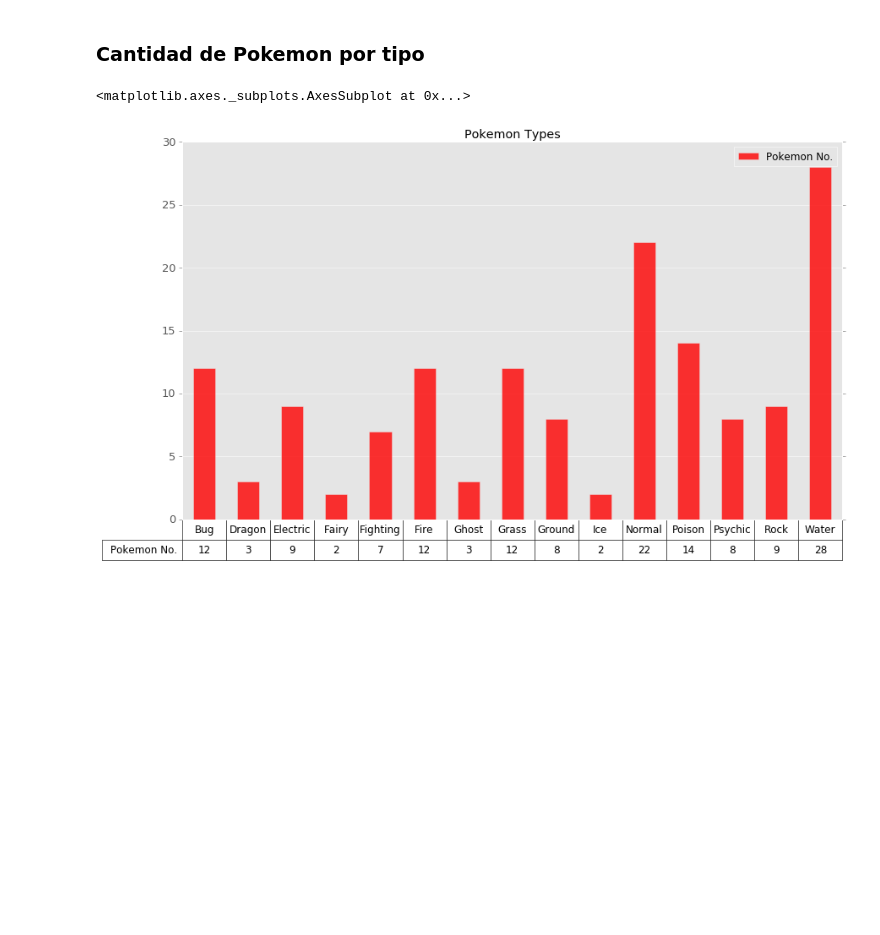
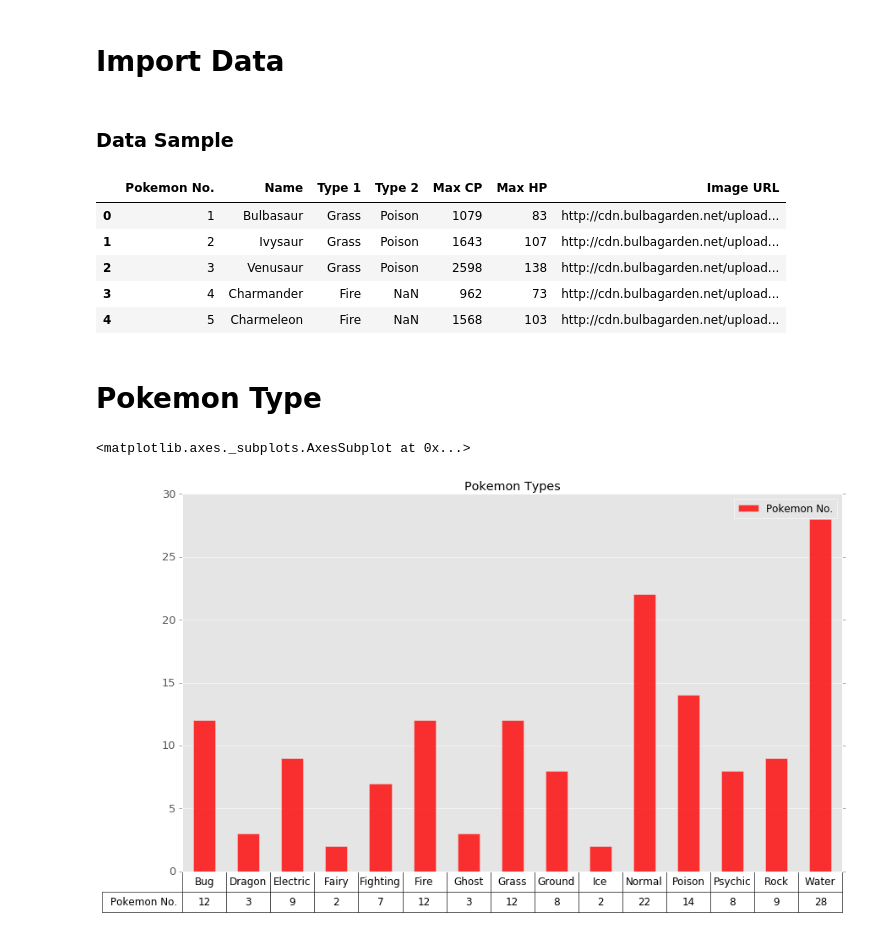
Before and after one commit to GTamayo/Graph, a Jupyter notebook: stat1.ipynb, the cells around one changed output. Saved outputs shown, nothing was run; the diff lists cells and outputs as text; code cells hidden in the pictures; blank space fills up the shorter version.

```diff
--- a/stat1.ipynb
+++ b/stat1.ipynb
@@ -32 +13,3 @@ tipos_df = pd.DataFrame(da,columns=['tipo','color'])
+# %% [markdown]
+# Import Data
 # %%
@@ -33,3 +17,14 @@ tipos_df = pd.DataFrame(da,columns=['tipo','color'])
 data_poke = pd.read_csv('data/pokemonGO.csv')
-# %% [markdown]
-### Cantidad de Pokemon por tipo
+# %% [markdown]
+### Data Sample
+# %%
+data_poke[:5]
+# %% [output]
+|  | Pokemon No. | Name | Type 1 | Type 2 | Max CP | Max HP | Image URL |
+| 0 | 1 | Bulbasaur | Grass | Poison | 1079 | 83 | http://cdn.bulbagarden.net/upload... |
+| 1 | 2 | Ivysaur | Grass | Poison | 1643 | 107 | http://cdn.bulbagarden.net/upload... |
+| 2 | 3 | Venusaur | Grass | Poison | 2598 | 138 | http://cdn.bulbagarden.net/upload... |
+| 3 | 4 | Charmander | Fire | NaN | 962 | 73 | http://cdn.bulbagarden.net/upload... |
+| 4 | 5 | Charmeleon | Fire | NaN | 1568 | 103 | http://cdn.bulbagarden.net/upload... |
+# %% [markdown]
+# Pokemon Type
```
Also changed, not shown: parts of 23 cells of this notebook, 1 other file.
